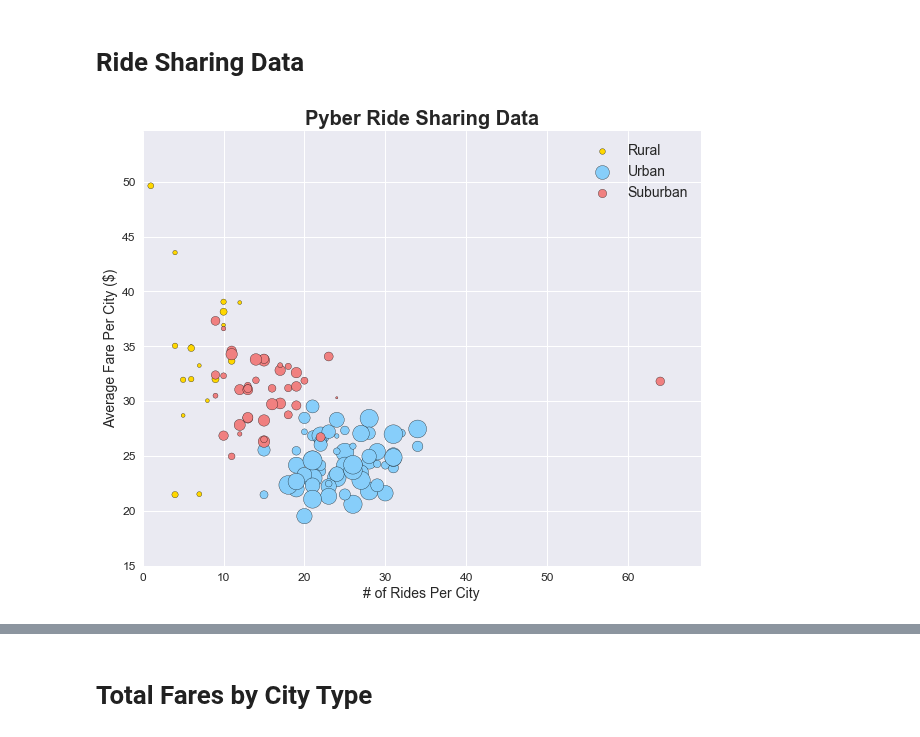
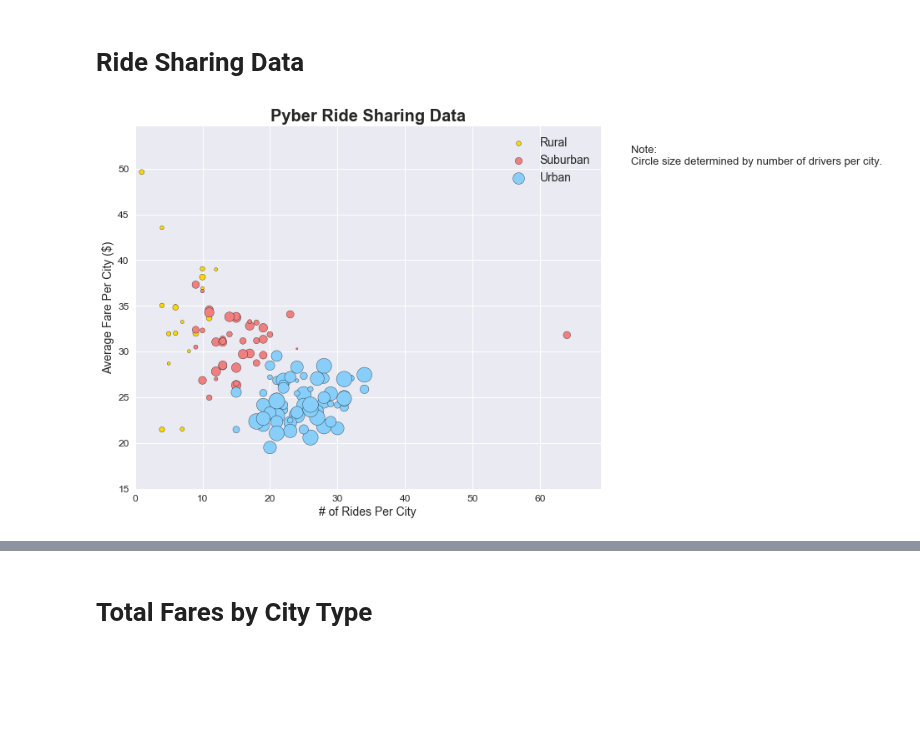
Before and after one commit to spencerrand/Ride-Sharing-Analysis, a Jupyter notebook: Pyber/main.ipynb, the cells around one changed output, grey strips where cells are left out. Drawn from its saved outputs; the diff is of its cells as text; code cells hidden in the pictures; blank space fills up the shorter version.

```diff
--- a/Pyber/main.ipynb
+++ b/Pyber/main.ipynb
@@ -141,34 +141,38 @@ suburban_driver_count_by_city = suburban_group["driver_count"].first()
 
 # Create bubble plots
 plt.scatter(rural_total_rides_by_city, rural_avg_fare_by_city, marker="o", facecolors='gold', edgecolors="black",
             s=rural_driver_count_by_city*5, alpha=1)
+plt.scatter(suburban_total_rides_by_city, suburban_avg_fare_by_city, marker="o", facecolors='lightcoral', edgecolors="black",
+            s=suburban_driver_count_by_city*5, alpha=1)
 plt.scatter(urban_total_rides_by_city, urban_avg_fare_by_city, marker="o", facecolors='lightskyblue', edgecolors="black",
             s=urban_driver_count_by_city*5, alpha=1)
-plt.scatter(suburban_total_rides_by_city, suburban_avg_fare_by_city, marker="o", facecolors='lightcoral', edgecolors="black",
-            s=suburban_driver_count_by_city*5, alpha=1)
 
 # Create a title, x label, and y label
 plt.title("Pyber Ride Sharing Data", fontsize=20, fontweight="bold")
 plt.xlabel("# of Rides Per City", fontsize=14)
 plt.ylabel("Average Fare Per City ($)", fontsize=14)
 
 # Set size of x and y tick labels
 plt.tick_params(labelsize=12)
 
 # Add a legend to the chart
-plt.legend(('Rural','Urban','Suburban'),loc='best', prop={'size': 14})
+plt.legend(('Rural','Suburban','Urban'),loc='best', prop={'size': 14})
 
 # Set x and y limits
 plt.xlim(0, max(rural_total_rides_by_city.max(), urban_total_rides_by_city.max(), suburban_total_rides_by_city.max())+5)
 plt.ylim(15, max(rural_avg_fare_by_city.max(), urban_avg_fare_by_city.max(), suburban_avg_fare_by_city.max())+5)
 
 # Increase the size of the bubble chart
 plt.rcParams["figure.figsize"] = [10,8]
 
+# Print out text box with note
+plt.gcf().text(0.95, 0.8, "Note:\nCircle size determined by number of drivers per city.", fontsize=13)
+
+
 # Set the seaborn chart style
 sns.set()
 
 # Display bubble chart
 plt.show()
 # %% [output]
-[figure, old version]
+[figure, new version]
```
Also changed, not shown: parts of 3 cells of this notebook.
